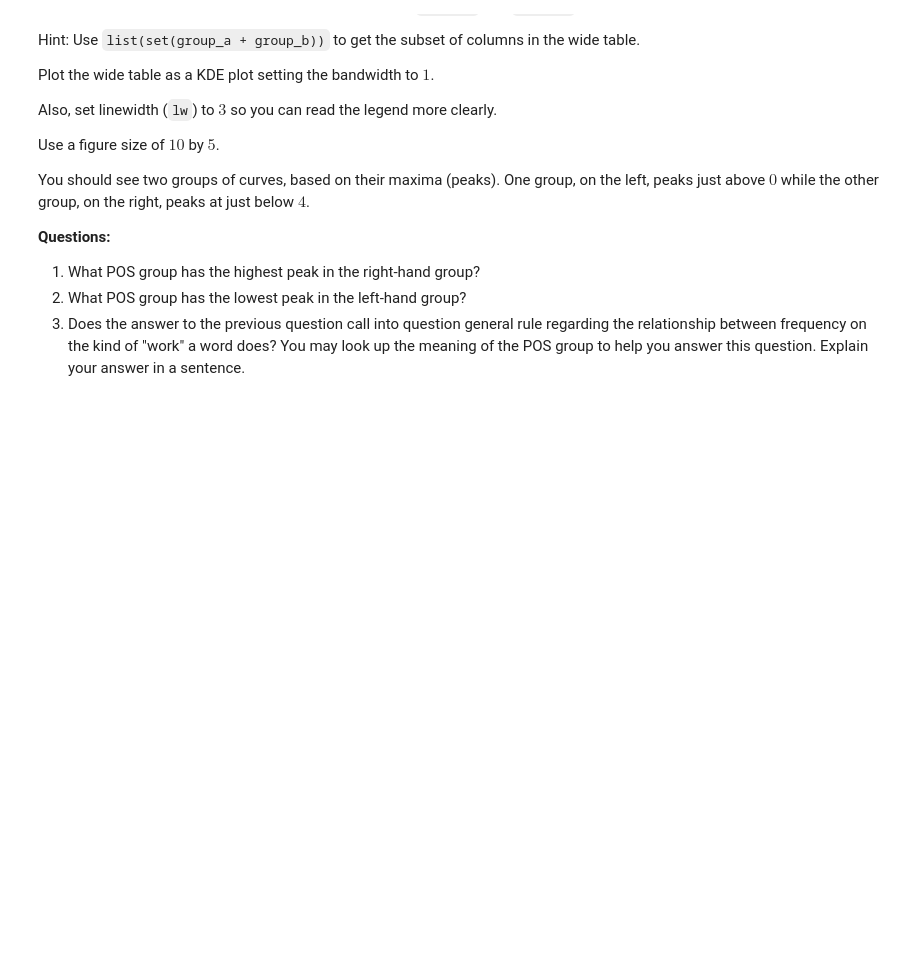
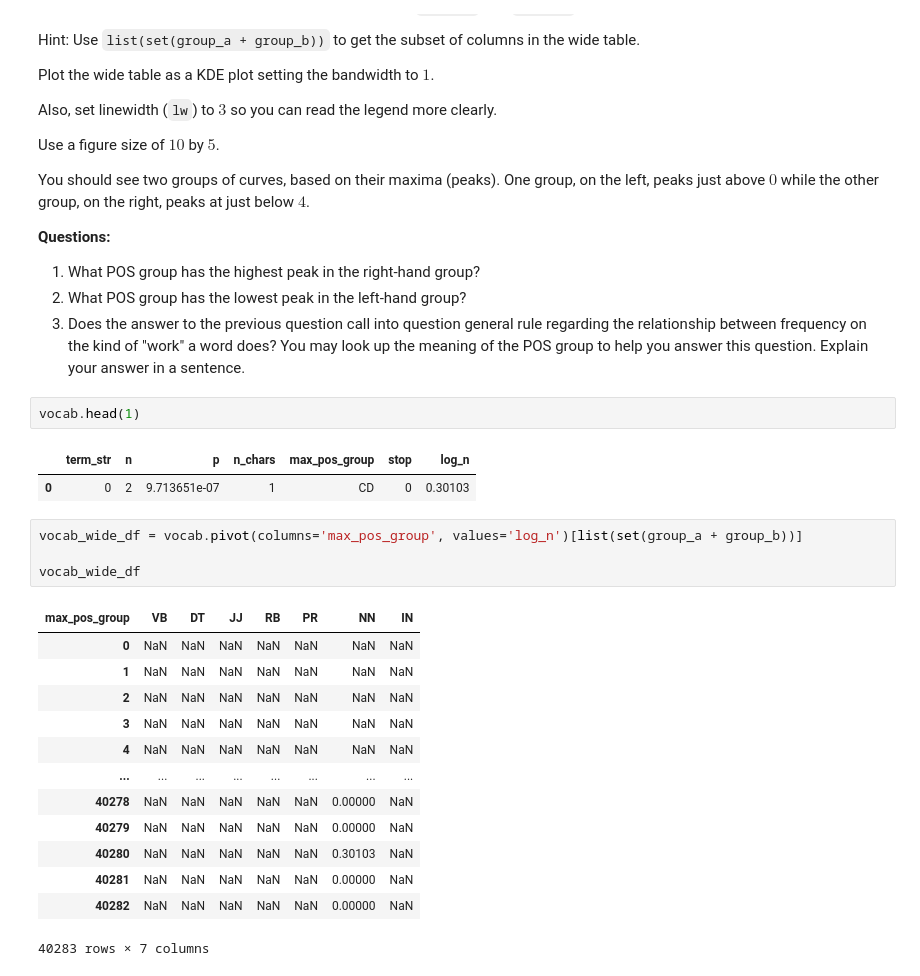
Before and after one commit to lindale36/ds2023, a Jupyter notebook: W05_Lab.ipynb, the cells around one changed output. Saved outputs shown, nothing was run; the diff lists cells and outputs as text; blank space fills up the shorter version.

```diff
--- a/W05_Lab.ipynb
+++ b/W05_Lab.ipynb
@@ -194,3 +257,26 @@ You should see two groups of curves, based on their maxima (peaks). One group, o
 1. What POS group has the highest peak in the right-hand group?
 2. What POS group has the lowest peak in the left-hand group?
 3. Does the answer to the previous question call into question general rule regarding the relationship between frequency on the kind of "work" a word does? You may look up the meaning of the POS group to help you answer this question. Explain your answer in a sentence.
+# %%
+vocab.head(1)
+# %% [output]
+|  | term_str | n | p | n_chars | max_pos_group | stop | log_n |
+| 0 | 0 | 2 | 9.713651e-07 | 1 | CD | 0 | 0.30103 |
+# %%
+vocab_wide_df = vocab.pivot(columns='max_pos_group', values='log_n')[list(set(group_a + group_b))]
+
+vocab_wide_df
+# %% [output]
+| max_pos_group | VB | DT | JJ | RB | PR | NN | IN |
+| 0 | NaN | NaN | NaN | NaN | NaN | NaN | NaN |
+| 1 | NaN | NaN | NaN | NaN | NaN | NaN | NaN |
+| 2 | NaN | NaN | NaN | NaN | NaN | NaN | NaN |
+| 3 | NaN | NaN | NaN | NaN | NaN | NaN | NaN |
+| 4 | NaN | NaN | NaN | NaN | NaN | NaN | NaN |
+| ... | ... | ... | ... | ... | ... | ... | ... |
+| 40278 | NaN | NaN | NaN | NaN | NaN | 0.00000 | NaN |
+| 40279 | NaN | NaN | NaN | NaN | NaN | 0.00000 | NaN |
+| 40280 | NaN | NaN | NaN | NaN | NaN | 0.30103 | NaN |
+| 40281 | NaN | NaN | NaN | NaN | NaN | 0.00000 | NaN |
+| 40282 | NaN | NaN | NaN | NaN | NaN | 0.00000 | NaN |
+40283 rows × 7 columns
```
Also changed, not shown: parts of 14 cells of this notebook.
